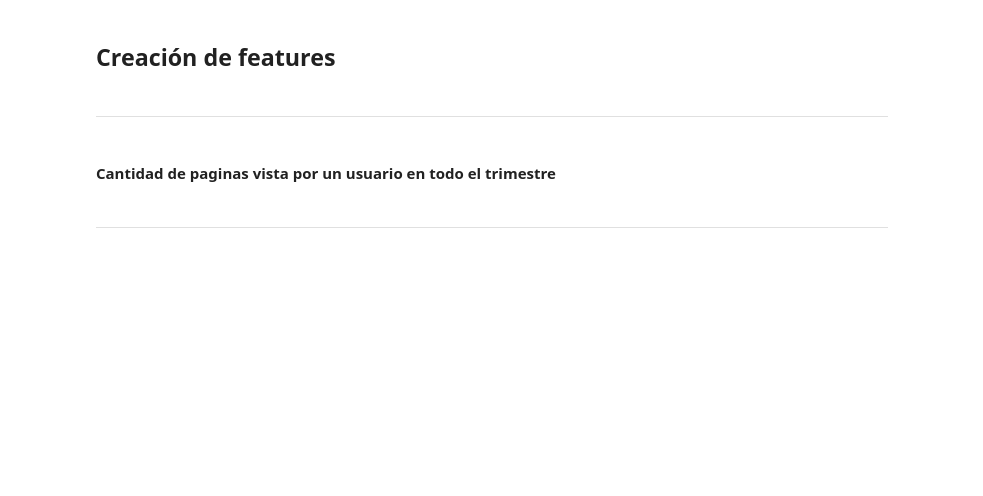
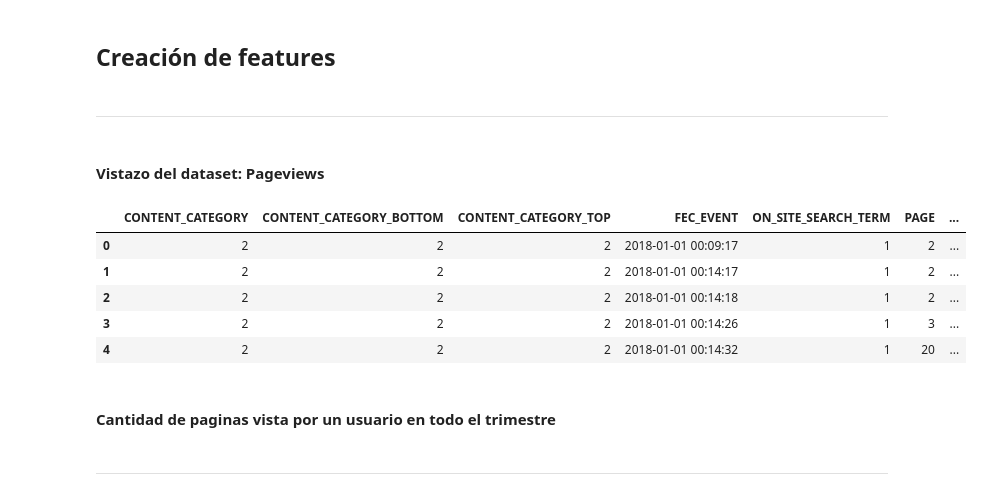
Before and after one commit to emanuelpelozo/Competencia-Galicia, a Jupyter notebook: feature_engineering/features_pageviews.ipynb, the cells around one changed output. Cells and saved outputs as stored; diff of their text form; code cells hidden in the pictures; blank space fills up the shorter version.

```diff
--- a/feature_engineering/features_pageviews.ipynb
+++ b/feature_engineering/features_pageviews.ipynb
@@ -153,6 +154,17 @@ for ventana_nro in range (1, CANT_TRIMESTRES + 1):
 ## Creación de features
 # %% [markdown]
 ---
+# %% [markdown]
+#### Vistazo del dataset: __Pageviews__
+# %%
+data.head()
+# %% [output]
+|  | CONTENT_CATEGORY | CONTENT_CATEGORY_BOTTOM | CONTENT_CATEGORY_TOP | FEC_EVENT | ON_SITE_SEARCH_TERM | PAGE | ... |
+| 0 | 2 | 2 | 2 | 2018-01-01 00:09:17 | 1 | 2 | ... |
+| 1 | 2 | 2 | 2 | 2018-01-01 00:14:17 | 1 | 2 | ... |
+| 2 | 2 | 2 | 2 | 2018-01-01 00:14:18 | 1 | 2 | ... |
+| 3 | 2 | 2 | 2 | 2018-01-01 00:14:26 | 1 | 3 | ... |
+| 4 | 2 | 2 | 2 | 2018-01-01 00:14:32 | 1 | 20 | ... |
 # %% [markdown]
 #### Cantidad de paginas vista por un usuario en todo el trimestre
 # %%
```
Also changed, not shown: parts of 9 cells of this notebook, 6 other files.
